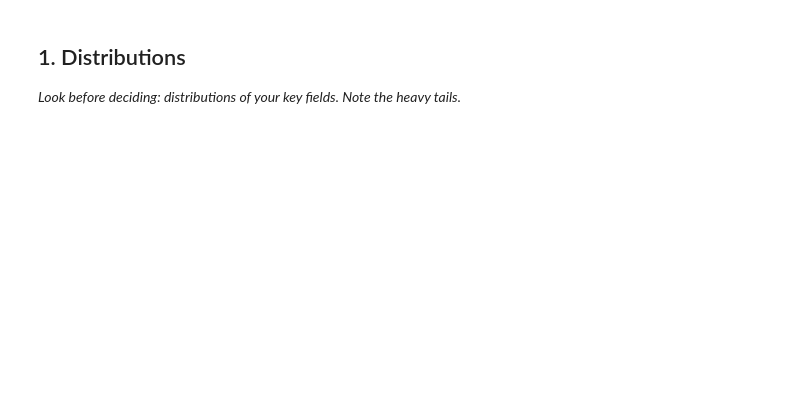
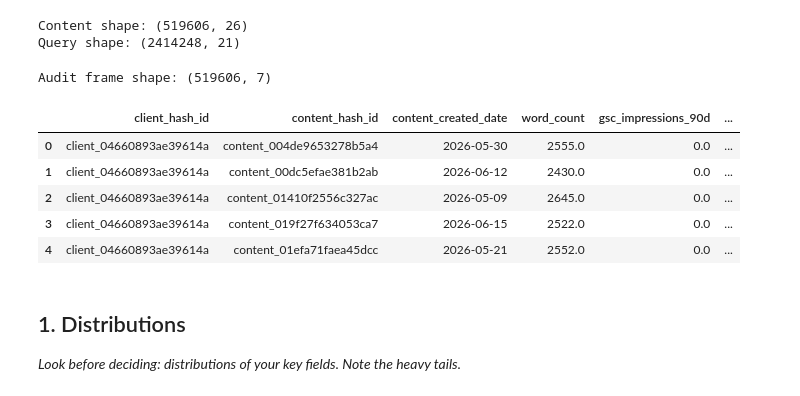
Before and after one commit to prarthanamahesh21-hub/flyrank-ml-internship, a Jupyter notebook: work/notebooks/w04_signal_audit.ipynb, the cells around one changed output. Drawn from its saved outputs; the diff is of its cells as text; code cells hidden in the pictures; blank space fills up the shorter version.

```diff
--- a/work/notebooks/w04_signal_audit.ipynb
+++ b/work/notebooks/w04_signal_audit.ipynb
@@ -9,3 +77,76 @@ This skeleton is yours to fill. Work the sections **in order** — each one has
+# %%
+# Convert Hugging Face datasets to pandas
+
+content_df = dim_content.to_pandas()
+query_df = fact_query_90d.to_pandas()
+
+print("Content shape:", content_df.shape)
+print("Query shape:", query_df.shape)
+# %% [output]
+Content shape: (519606, 26)
+Query shape: (2414248, 21)
+# %%
+# Build page-level signal frame
+
+# Keep one content row per page
+content_page = (
+    content_df[
+        [
+            "client_hash_id",
+            "content_hash_id",
+            "content_created_date",
+            "word_count"
+        ]
+    ]
+    .drop_duplicates("content_hash_id")
+    .copy()
+)
+
+# Aggregate query metrics to page level
+query_page = (
+    query_df
+    .groupby(["client_hash_id", "content_hash_id"], as_index=False)
+    .agg(
+        gsc_impressions_90d=("impressions_90d", "sum"),
+        gsc_clicks_90d=("clicks_90d", "sum")
+    )
+)
+
+# Merge the two sources
+audit_df = content_page.merge(
+    query_page,
+    on=["client_hash_id", "content_hash_id"],
+    how="left"
+)
+
+# Calculate content age as of March 31, 2026
+audit_df["content_created_date"] = pd.to_datetime(
+    audit_df["content_created_date"],
+    errors="coerce"
+)
+
+audit_df["content_age_days"] = (
+    pd.Timestamp("2026-03-31")
+    - audit_df["content_created_date"]
+).dt.days
+
+# Fill missing query activity with zero
+audit_df[
+    ["gsc_impressions_90d", "gsc_clicks_90d"]
+] = audit_df[
+    ["gsc_impressions_90d", "gsc_clicks_90d"]
+].fillna(0)
+
+print("Audit frame shape:", audit_df.shape)
+display(audit_df.head())
+# %% [output]
+Audit frame shape: (519606, 7)
+|  | client_hash_id | content_hash_id | content_created_date | word_count | gsc_impressions_90d | ... |
+| 0 | client_04660893ae39614a | content_004de9653278b5a4 | 2026-05-30 | 2555.0 | 0.0 | ... |
+| 1 | client_04660893ae39614a | content_00dc5efae381b2ab | 2026-06-12 | 2430.0 | 0.0 | ... |
+| 2 | client_04660893ae39614a | content_01410f2556c327ac | 2026-05-09 | 2645.0 | 0.0 | ... |
+| 3 | client_04660893ae39614a | content_019f27f634053ca7 | 2026-06-15 | 2522.0 | 0.0 | ... |
+| 4 | client_04660893ae39614a | content_01efa71faea45dcc | 2026-05-21 | 2552.0 | 0.0 | ... |
 # %% [markdown]
 ## 1. Distributions
 
```
Also changed, not shown: parts of 21 cells of this notebook.
